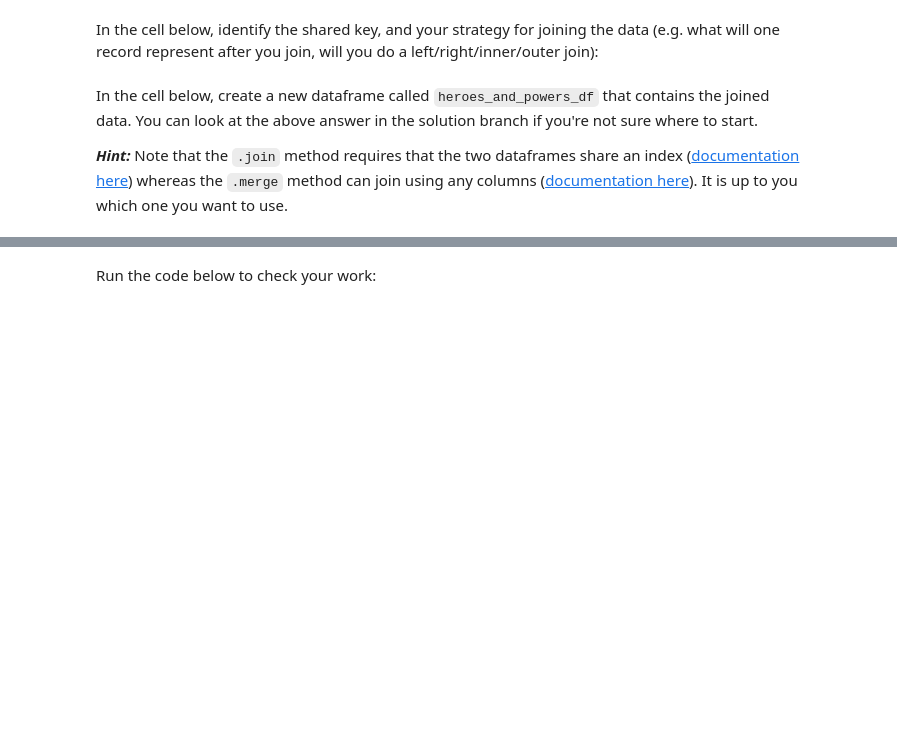
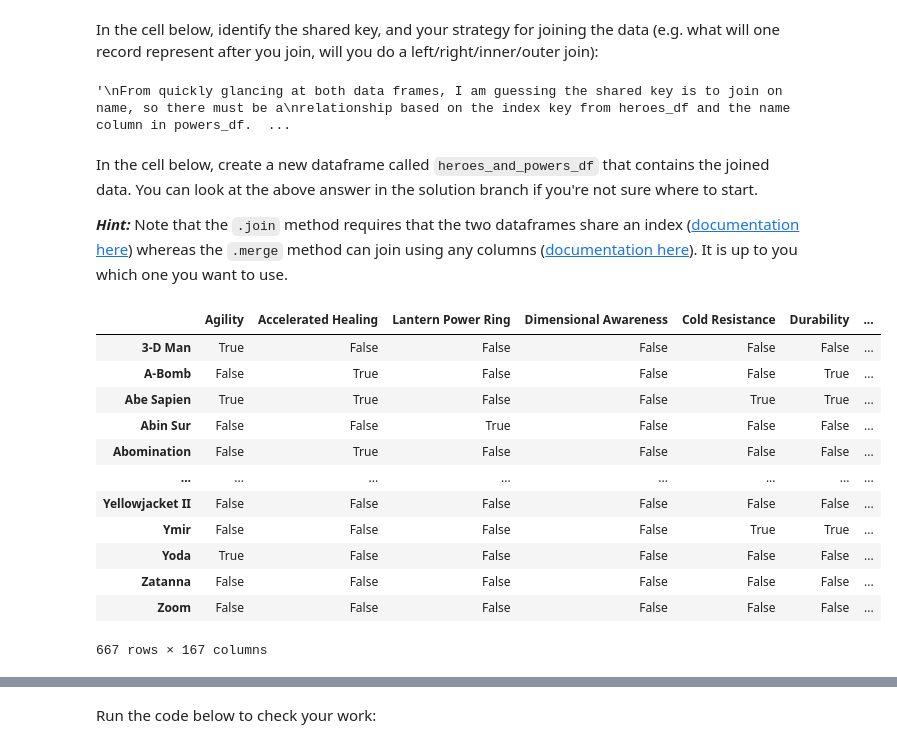
Before and after one commit to GusVilla303/dsc-pandas-data-cleaning-lab, a Jupyter notebook: index.ipynb, the cells around one changed output, grey strips where cells are left out. Cells and saved outputs as stored; diff of their text form; code cells hidden in the pictures; blank space fills up the shorter version.

```diff
--- a/index.ipynb
+++ b/index.ipynb
@@ -406,4 +497,31 @@ None
+# %%
+# Replace None with appropriate text
+"""
+From quickly glancing at both data frames, I am guessing the shared key is to join on name, so there must be a
+relationship based on the index key from heroes_df and the name column in powers_df.
+"""
+# %% [output]
+'\nFrom quickly glancing at both data frames, I am guessing the shared key is to join on name, so there must be a\nrelationship based on the index key from heroes_df and the name column in powers_df.  ...
 # %% [markdown]
 In the cell below, create a new dataframe called `heroes_and_powers_df` that contains the joined data. You can look at the above answer in the solution branch if you're not sure where to start.
 
 ***Hint:*** Note that the `.join` method requires that the two dataframes share an index ([documentation here](https://pandas.pydata.org/pandas-docs/stable/reference/api/pandas.DataFrame.join.html)) whereas the `.merge` method can join using any columns ([documentation here](https://pandas.pydata.org/pandas-docs/stable/reference/api/pandas.DataFrame.merge.html)). It is up to you which one you want to use.
+# %%
+# From the solution, we need to create a transposed version of the powers dataframe. Meaning we need to convert
+# the rows into columns and the columns into rows.
+powers_df_transposed = powers_df.T
+powers_df_transposed
+# %% [output]
+|  | Agility | Accelerated Healing | Lantern Power Ring | Dimensional Awareness | Cold Resistance | Durability | ... |
+| 3-D Man | True | False | False | False | False | False | ... |
+| A-Bomb | False | True | False | False | False | True | ... |
+| Abe Sapien | True | True | False | False | True | True | ... |
+| Abin Sur | False | False | True | False | False | False | ... |
+| Abomination | False | True | False | False | False | False | ... |
+| ... | ... | ... | ... | ... | ... | ... | ... |
+| Yellowjacket II | False | False | False | False | False | False | ... |
+| Ymir | False | False | False | False | True | True | ... |
+| Yoda | True | False | False | False | False | False | ... |
+| Zatanna | False | False | False | False | False | False | ... |
+| Zoom | False | False | False | False | False | False | ... |
+667 rows × 167 columns
```
Also changed, not shown: parts of 21 cells of this notebook.
